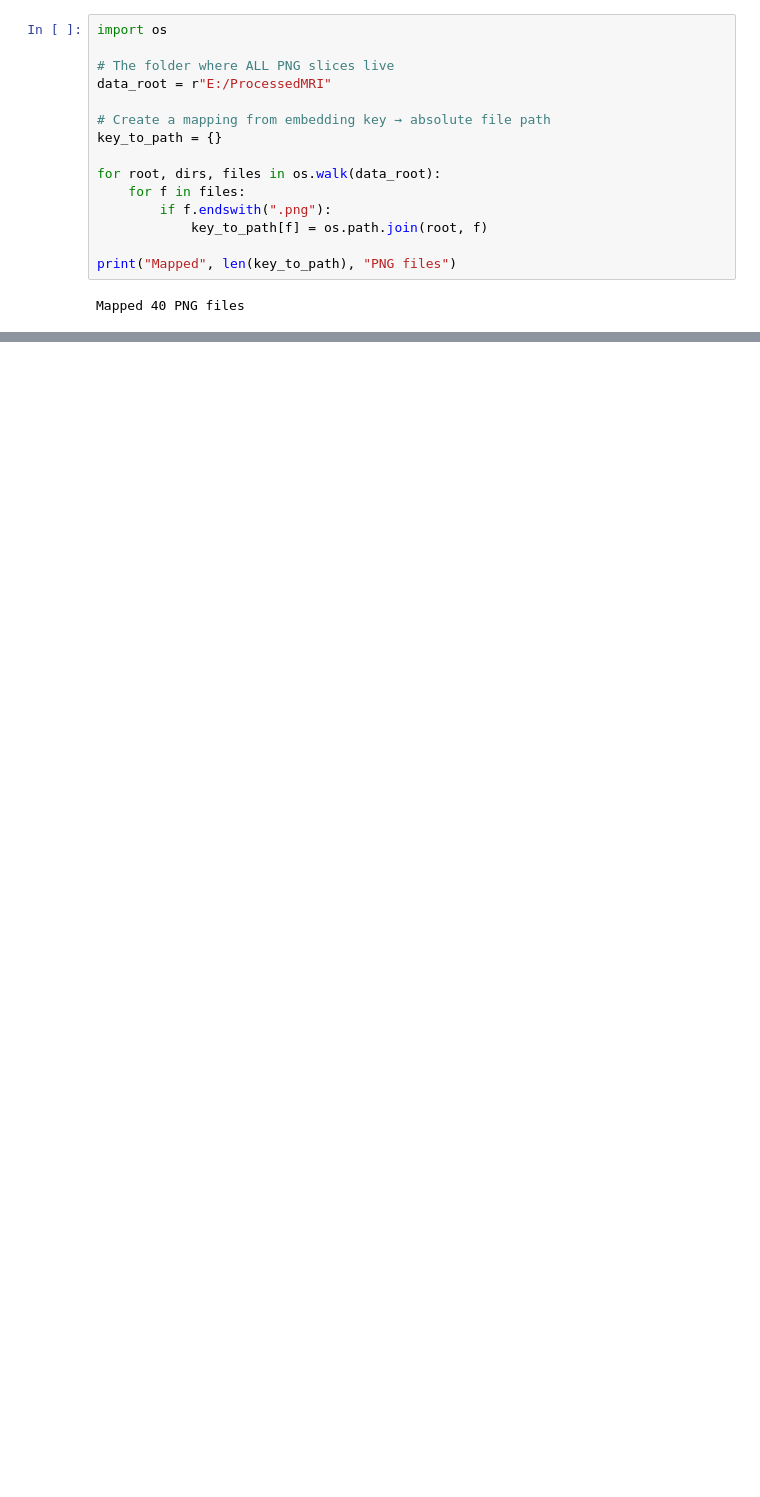
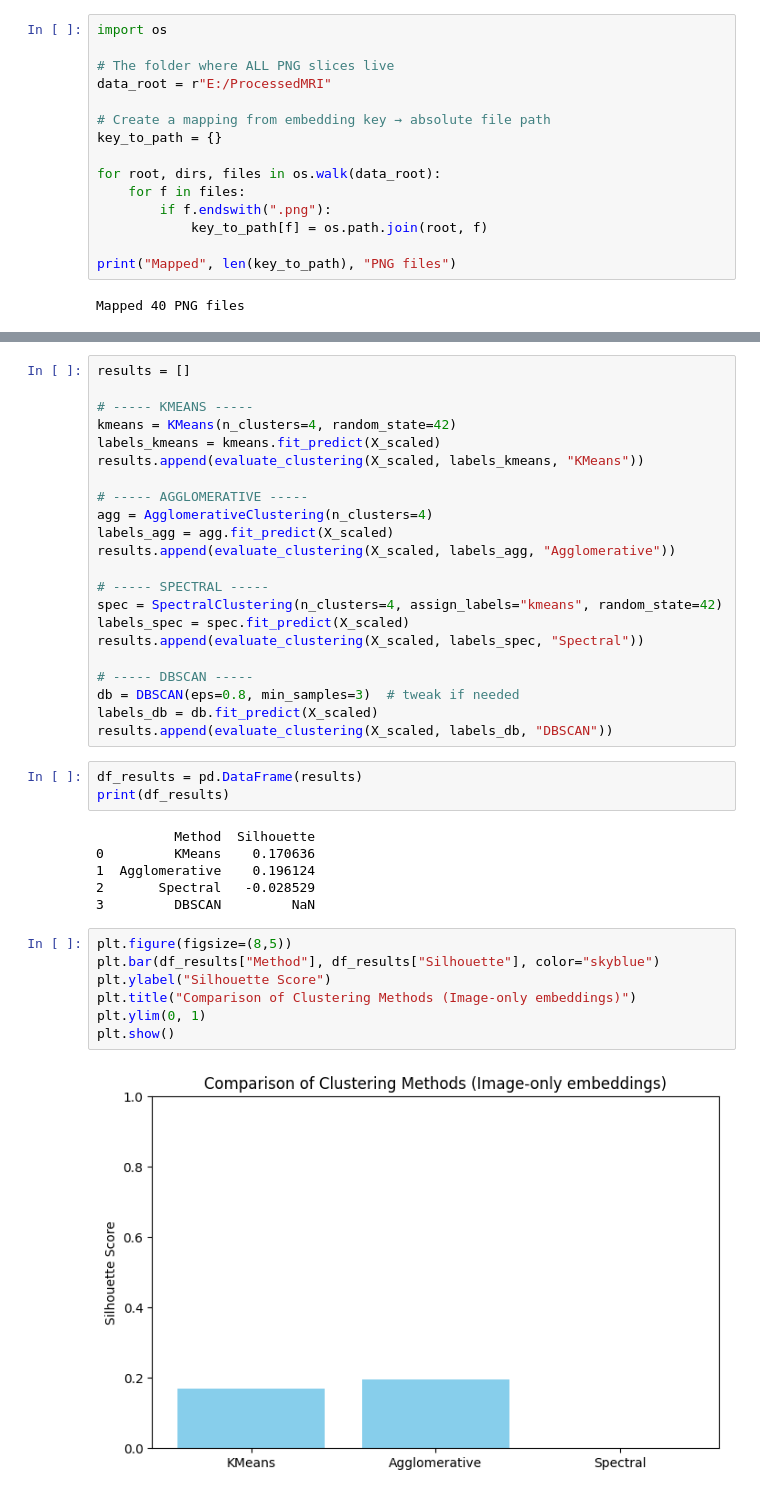
Before and after one commit to Jj111a/ITGC-interim, a Jupyter notebook: notebooks/cluster_mri_embeddings.ipynb, the cells around one changed output, grey strips where cells are left out. Drawn from its saved outputs; the diff is of its cells as text; blank space fills up the shorter version.

```diff
--- a/notebooks/cluster_mri_embeddings.ipynb
+++ b/notebooks/cluster_mri_embeddings.ipynb
@@ -222,0 +282,40 @@ Silhouette Score:           -0.0077
+# %%
+results = []
+
+# ----- KMEANS -----
+kmeans = KMeans(n_clusters=4, random_state=42)
+labels_kmeans = kmeans.fit_predict(X_scaled)
+results.append(evaluate_clustering(X_scaled, labels_kmeans, "KMeans"))
+
+# ----- AGGLOMERATIVE -----
+agg = AgglomerativeClustering(n_clusters=4)
+labels_agg = agg.fit_predict(X_scaled)
+results.append(evaluate_clustering(X_scaled, labels_agg, "Agglomerative"))
+
+# ----- SPECTRAL -----
+spec = SpectralClustering(n_clusters=4, assign_labels="kmeans", random_state=42)
+labels_spec = spec.fit_predict(X_scaled)
+results.append(evaluate_clustering(X_scaled, labels_spec, "Spectral"))
+
+# ----- DBSCAN -----
+db = DBSCAN(eps=0.8, min_samples=3)  # tweak if needed
+labels_db = db.fit_predict(X_scaled)
+results.append(evaluate_clustering(X_scaled, labels_db, "DBSCAN"))
+# %%
+df_results = pd.DataFrame(results)
+print(df_results)
+# %% [output]
+          Method  Silhouette
+0         KMeans    0.170636
+1  Agglomerative    0.196124
+2       Spectral   -0.028529
+3         DBSCAN         NaN
+# %%
+plt.figure(figsize=(8,5))
+plt.bar(df_results["Method"], df_results["Silhouette"], color="skyblue")
+plt.ylabel("Silhouette Score")
+plt.title("Comparison of Clustering Methods (Image-only embeddings)")
+plt.ylim(0, 1)
+plt.show()
+# %% [output]
+[figure, added]
```
Also changed, not shown: parts of 12 cells of this notebook, 3 other files.
